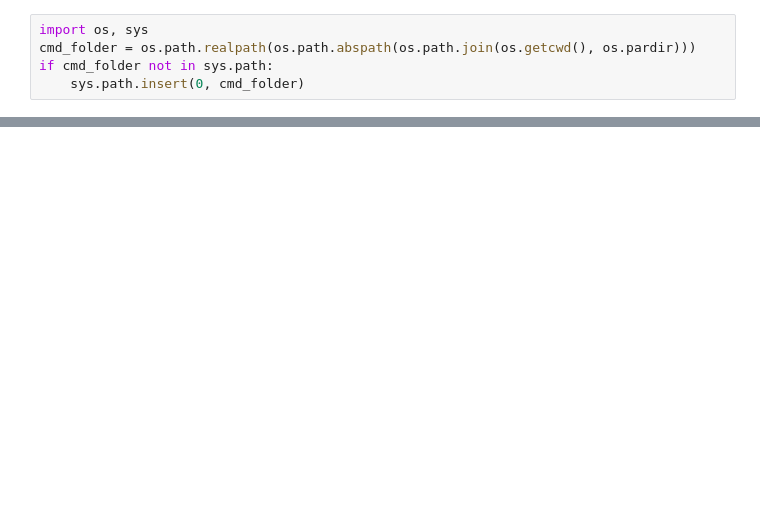
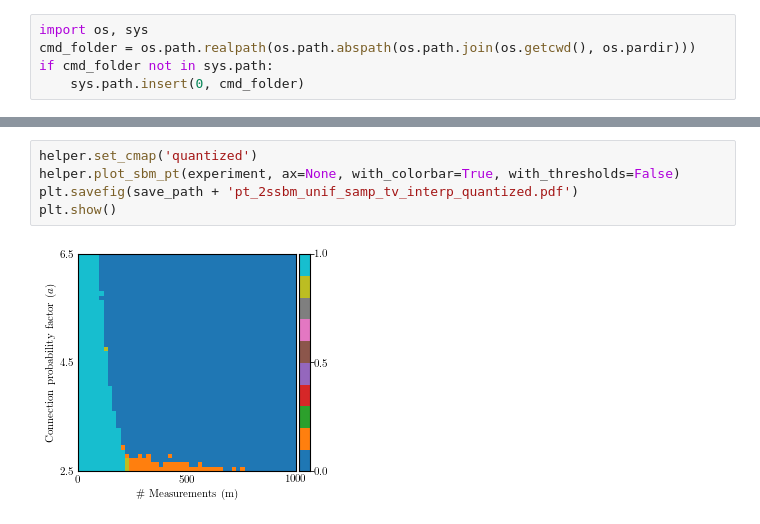
Before and after one commit to rodrigo-pena/gssr, a Jupyter notebook: phd-thesis/numerical-tour.ipynb, the cells around one changed output, grey strips where cells are left out. Saved outputs shown, nothing was run; the diff lists cells and outputs as text; blank space fills up the shorter version.

```diff
--- a/phd-thesis/numerical-tour.ipynb
+++ b/phd-thesis/numerical-tour.ipynb
@@ -39,0 +59,7 @@ plt.show()
+# %%
+helper.set_cmap('quantized')
+helper.plot_sbm_pt(experiment, ax=None, with_colorbar=True, with_thresholds=False)
+plt.savefig(save_path + 'pt_2ssbm_unif_samp_tv_interp_quantized.pdf')
+plt.show()
+# %% [output]
+[figure, added]
```
Also changed, not shown: parts of 27 cells of this notebook, 39 other files.
